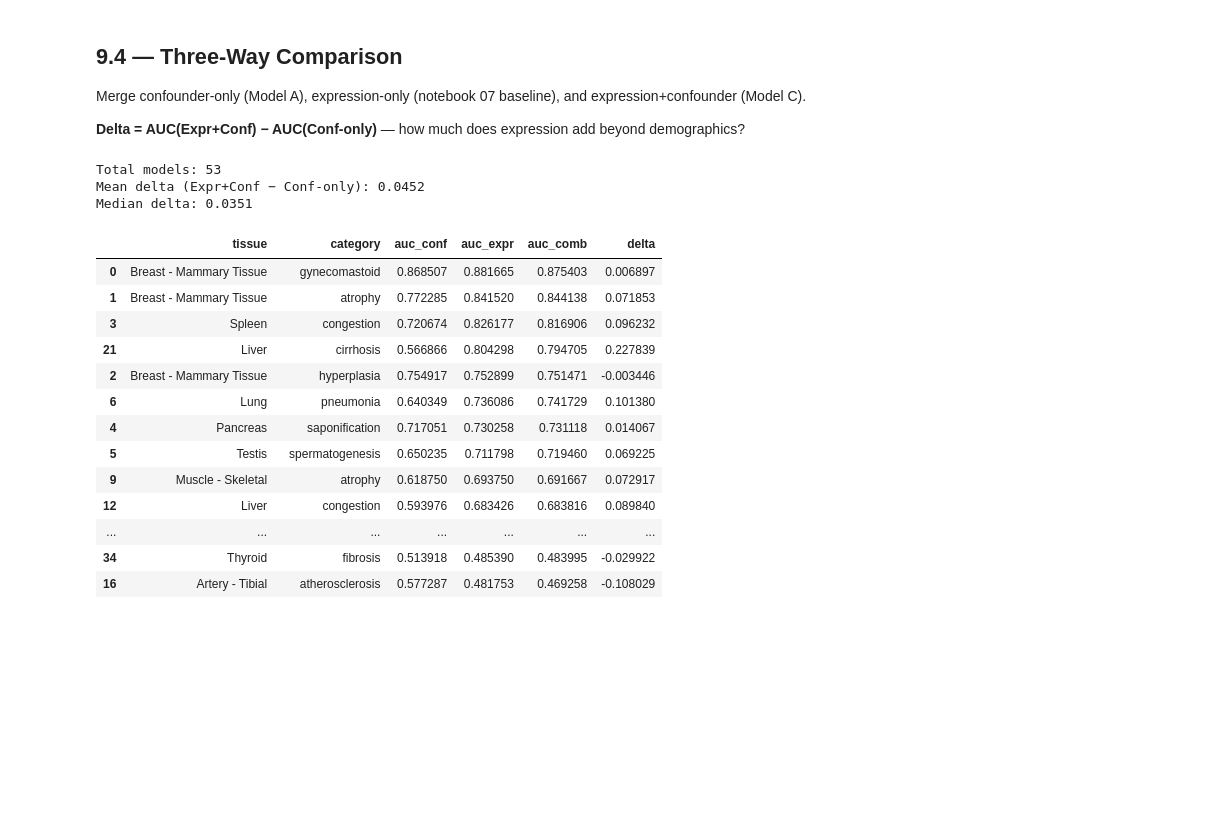
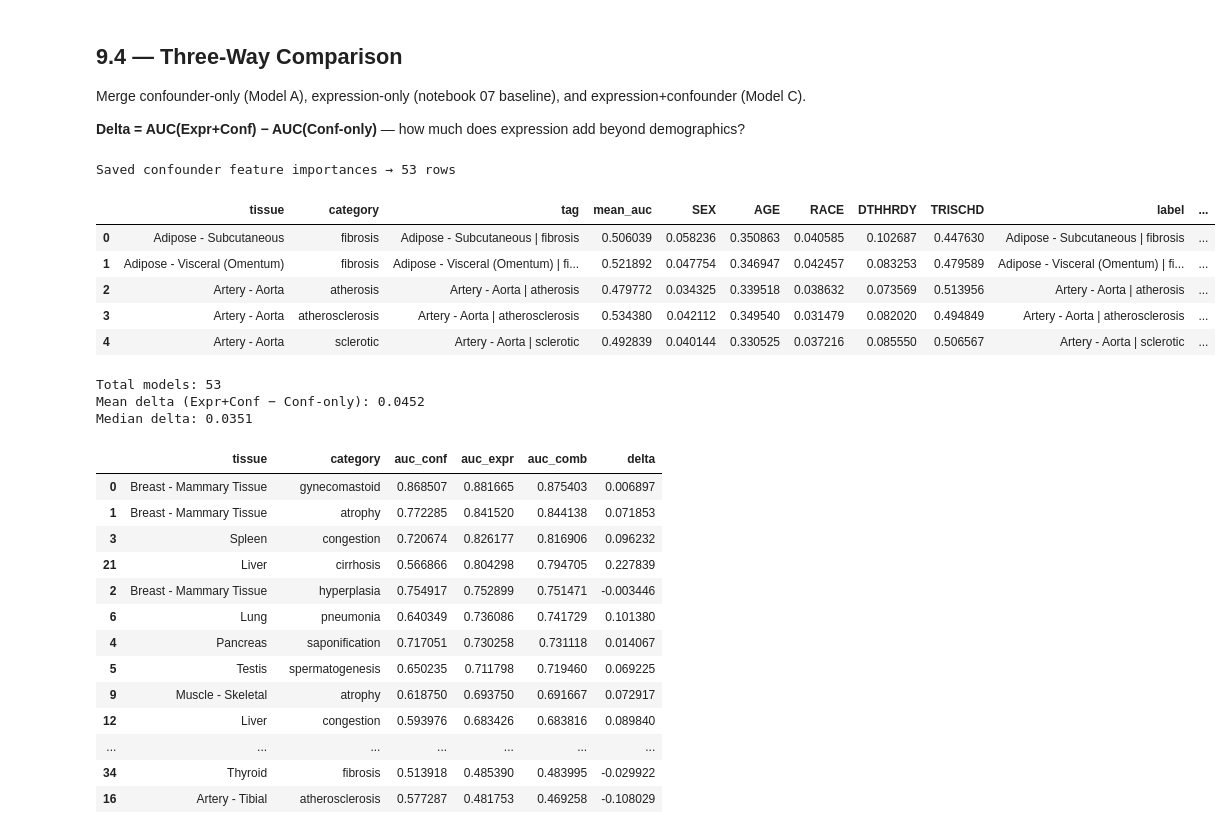
Before and after one commit to Cranjit9/gtex_gene_expression, a Jupyter notebook: notebooks/09_confounder_analysis.ipynb, the cells around one changed output. Cells and saved outputs as stored; diff of their text form; code cells hidden in the pictures; blank space fills up the shorter version.

```diff
--- a/notebooks/09_confounder_analysis.ipynb
+++ b/notebooks/09_confounder_analysis.ipynb
@@ -128,6 +128,41 @@ Completed 53 expression+confounder models
 Merge confounder-only (Model A), expression-only (notebook 07 baseline), and expression+confounder (Model C).
 
 **Delta = AUC(Expr+Conf) − AUC(Conf-only)** — how much does expression add beyond demographics?
+# %%
+# Extract confounder feature importances from conf-only models
+conf_imp_rows = []
+for tag, res in conf_results.items():
+    tissue, category = res["tissue"], res["category"]
+    from gtex_biomarkers.labels import assign_donor_labels
+    y_full, _, n_pos, n_neg = assign_donor_labels(df_meta_url, tissue, category, blood_subjid)
+    keep = y_full.notna()
+    X_c = X_conf.loc[keep]
+    y_c = y_full.loc[keep].astype(int)
+
+    rf = make_rf_model()
+    rf.fit(X_c, y_c)
+    imp = dict(zip(X_c.columns, rf.feature_importances_))
+
+    row = {"tissue": tissue, "category": category, "tag": tag,
+           "mean_auc": res["mean_auc"]}
+    row.update(imp)
+    row["label"] = tag
+    row["dominant_confounder"] = max(imp, key=imp.get)
+    row["dominant_importance"] = max(imp.values())
+    conf_imp_rows.append(row)
+
+conf_imp_df = pd.DataFrame(conf_imp_rows)
+conf_imp_df.to_csv(Config.TABLES_DIR / "confounder_feature_importances.csv", index=False)
+print(f"Saved confounder feature importances → {len(conf_imp_df)} rows")
+display(conf_imp_df.head())
+# %% [output]
+Saved confounder feature importances → 53 rows
+|  | tissue | category | tag | mean_auc | SEX | AGE | RACE | DTHHRDY | TRISCHD | label | ... |
+| 0 | Adipose - Subcutaneous | fibrosis | Adipose - Subcutaneous | fibrosis | 0.506039 | 0.058236 | 0.350863 | 0.040585 | 0.102687 | 0.447630 | Adipose - Subcutaneous | fibrosis | ... |
+| 1 | Adipose - Visceral (Omentum) | fibrosis | Adipose - Visceral (Omentum) | fi... | 0.521892 | 0.047754 | 0.346947 | 0.042457 | 0.083253 | 0.479589 | Adipose - Visceral (Omentum) | fi... | ... |
+| 2 | Artery - Aorta | atherosis | Artery - Aorta | atherosis | 0.479772 | 0.034325 | 0.339518 | 0.038632 | 0.073569 | 0.513956 | Artery - Aorta | atherosis | ... |
+| 3 | Artery - Aorta | atherosclerosis | Artery - Aorta | atherosclerosis | 0.534380 | 0.042112 | 0.349540 | 0.031479 | 0.082020 | 0.494849 | Artery - Aorta | atherosclerosis | ... |
+| 4 | Artery - Aorta | sclerotic | Artery - Aorta | sclerotic | 0.492839 | 0.040144 | 0.330525 | 0.037216 | 0.085550 | 0.506567 | Artery - Aorta | sclerotic | ... |
 # %%
 # Save model summaries
 conf_summary.to_csv(Config.TABLES_DIR / "cv_results_confounder_only.csv", index=False)
```
Also changed, not shown: parts of 9 cells of this notebook, 14 other files.
